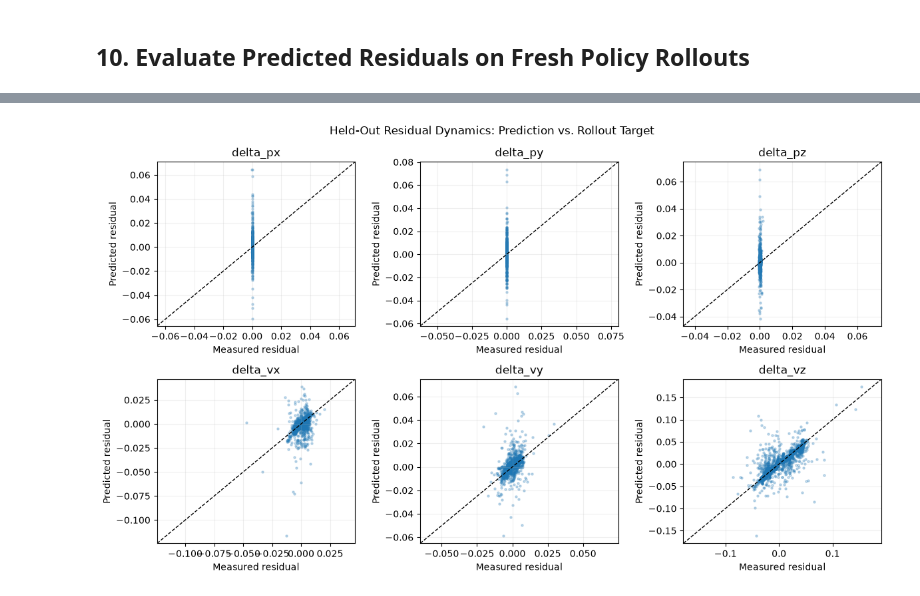
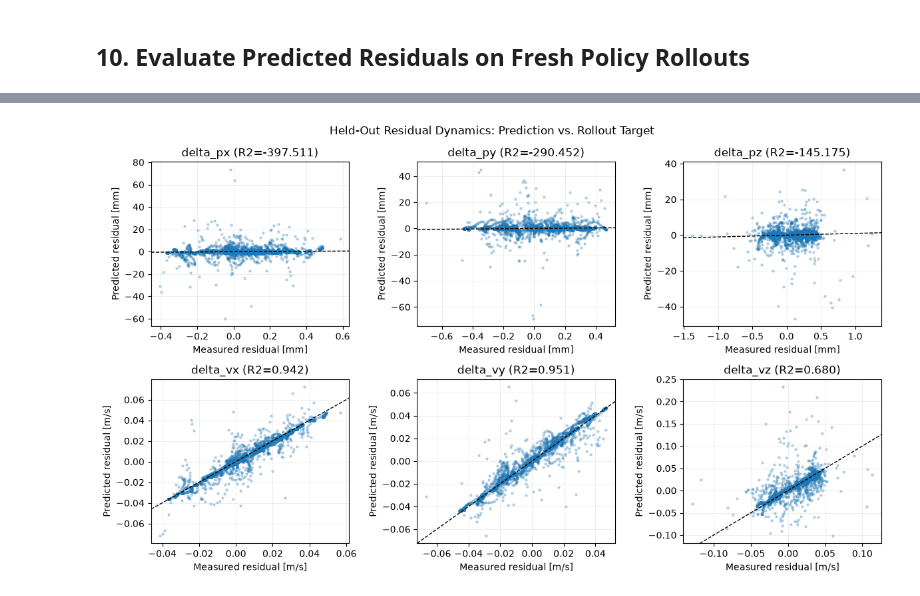
Before and after one commit to dimitriasilveria/variational_neural_dynamics, a Jupyter notebook: examples/state_hovering/train_residual_dyn.ipynb, the cells around one changed output, grey strips where cells are left out. Drawn from its saved outputs; the diff is of its cells as text; code cells hidden in the pictures.

Commit message:
applying wing acceleration to dynamics

```diff
--- a/examples/state_hovering/train_residual_dyn.ipynb
+++ b/examples/state_hovering/train_residual_dyn.ipynb
@@ -54,6 +54,7 @@ eval_env = HoveringStateEnv(
     quad_obj=quad_obj,
     margin=0.5,
     hover_target=[1.5, 0.0, 1.5],
+    apply_hidden_acceleration=True,  # equation (2): v_dot += w
 )
 eval_env = MinMaxObservationWrapper(eval_env)
 
@@ -91,7 +92,7 @@ def policy_trained(obs, key):
 ## 5. Collect the Transition Dataset
 # %%
 # The paper stores raw (s_t, a_t, s_{t+1}) transitions. The fixed latent and
-# wind condition selected at reset are retained with every transition.
+# hidden acceleration selected at reset are retained with every transition.
 num_rollouts = 256
 key, key_rollouts = jax.random.split(key)
 rollout_keys = jax.random.split(key_rollouts, num_rollouts)
@@ -122,7 +123,7 @@ next_states = state_vectors(
 # action buffer, hence the 1: alignment below.
 actions = env_states.last_actions[:, 1:, -1, :]
 latent_z = env_states.latent_z[:, :-1, :]
-wind_velocity = env_states.wind_velocity[:, :-1, :]
+hidden_acceleration = env_states.hidden_acceleration[:, :-1, :]
 state_actions = jnp.concatenate([states, actions], axis=-1)
 
 # rollout(..., real_step=False) does not auto-reset. Keep the terminal
@@ -138,7 +139,7 @@ dataset = {
     "state_action": state_actions[valid_transition],
     "next_state": next_states[valid_transition],
     "latent_z": latent_z[valid_transition],
-    "wind_velocity": wind_velocity[valid_transition],
+    "hidden_acceleration": hidden_acceleration[valid_transition],
 }
 
 assert dataset["state"].shape[-1] == 10
@@ -147,12 +148,12 @@ assert dataset["state_action"].shape[-1] == 14
 assert dataset["latent_z"].shape[-1] == 12
 assert jnp.all(env_states.latent_z == env_states.latent_z[:, :1, :])
 
-_, samples_per_wind = jnp.unique(
-    dataset["wind_velocity"], axis=0, return_counts=True
+_, samples_per_condition = jnp.unique(
+    dataset["hidden_acceleration"], axis=0, return_counts=True
 )
 print(f"Collected {dataset['state'].shape[0]:,} transitions")
-print(f"Conditions represented: {samples_per_wind.shape[0]}/17")
-print(f"Samples per represented condition: {samples_per_wind}")
+print(f"Conditions represented: {samples_per_condition.shape[0]}/17")
+print(f"Samples per represented condition: {samples_per_condition}")
 # %% [output]
 Collected 64,000 transitions
 Conditions represented: 17/17
@@ -202,6 +203,7 @@ prior_env = HoveringStateEnv(
     dt=sim_dt,
     delay=0.04,
     quad_obj=Quadrotor.from_name("example_quad", prior_dyn_config),
+    apply_hidden_acceleration=False,  # f_prior cannot observe w
     margin=0.5,
     hover_target=[1.5, 0.0, 1.5],
 )
@@ -525,30 +533,48 @@ for name, mae, rmse, r2 in zip(
 ):
     print(f"{name:>8s}: MAE={mae:.3e}, RMSE={rmse:.3e}, R2={r2:.3f}")
 
-# Predicted-versus-measured residual parity plots.
+# Predicted-versus-measured residual plots. Position is displayed in mm so
+# its O(dt^2) one-step residual is visible. Measured and predicted axes use
+# their own data limits so a larger prediction range cannot flatten targets.
 plot_stride = max(1, test_residual_targets.shape[0] // 5000)
 fig, axes = plt.subplots(2, 3, figsize=(12, 7))
+
+def padded_data_limits(values):
+    lower = float(values.min())
+    upper = float(values.max())
+    span = max(upper - lower, 1e-3 * max(abs(lower), abs(upper)), 1e-12)
+    padding = 0.05 * span
+    return lower - padding, upper + padding
+
 for component_idx, (axis, component_name) in enumerate(
     zip(axes.flat, component_names)
 ):
-    target_component = test_residual_targets[::plot_stride, component_idx]
-    predicted_component = test_residual_predictions[::plot_stride, component_idx]
-    lower = float(jnp.minimum(target_component.min(), predicted_component.min()))
-    upper = float(jnp.maximum(target_component.max(), predicted_component.max()))
-    padding = max(0.05 * (upper - lower), 1e-9)
+    display_scale = 1000.0 if component_idx < 3 else 1.0
+    display_unit = "mm" if component_idx < 3 else "m/s"
+    target_component = (
+        test_residual_targets[::plot_stride, component_idx] * display_scale
+    )
+    predicted_component = (
+        test_residual_predictions[::plot_stride, component_idx] * display_scale
+    )
+    measured_limits = padded_data_limits(target_component)
+    predicted_limits = padded_data_limits(predicted_component)
     axis.scatter(
         target_component, predicted_component, s=5, alpha=0.25
     )
-    axis.plot(
-        [lower - padding, upper + padding],
-        [lower - padding, upper + padding],
-        "k--", linewidth=1, label="Ideal"
-    )
-    axis.set_xlim(lower - padding, upper + padding)
-    axis.set_ylim(lower - padding, upper + padding)
-    axis.set_title(component_name)
-    axis.set_xlabel("Measured residual")
-    axis.set_ylabel("Predicted residual")
+    identity_lower = max(measured_limits[0], predicted_limits[0])
+    identity_upper = min(measured_limits[1], predicted_limits[1])
+    if identity_lower < identity_upper:
+        axis.plot(
+            [identity_lower, identity_upper],
+            [identity_lower, identity_upper],
+            "k--", linewidth=1, label="Ideal"
+        )
+    axis.set_xlim(*measured_limits)
+    axis.set_ylim(*predicted_limits)
+    axis.set_title(f"{component_name} (R2={component_r2[component_idx]:.3f})")
+    axis.set_xlabel(f"Measured residual [{display_unit}]")
+    axis.set_ylabel(f"Predicted residual [{display_unit}]")
     axis.grid(True, alpha=0.2)
 
 fig.suptitle("Held-Out Residual Dynamics: Prediction vs. Rollout Target")
@@ -567 +593 @@ delta_vz: MAE=4.295e-03, RMSE=1.119e-02, R2=0.809
-[figure, old version]
+[figure, new version]
```
Also changed, not shown: parts of 6 cells of this notebook, 5 other files.
